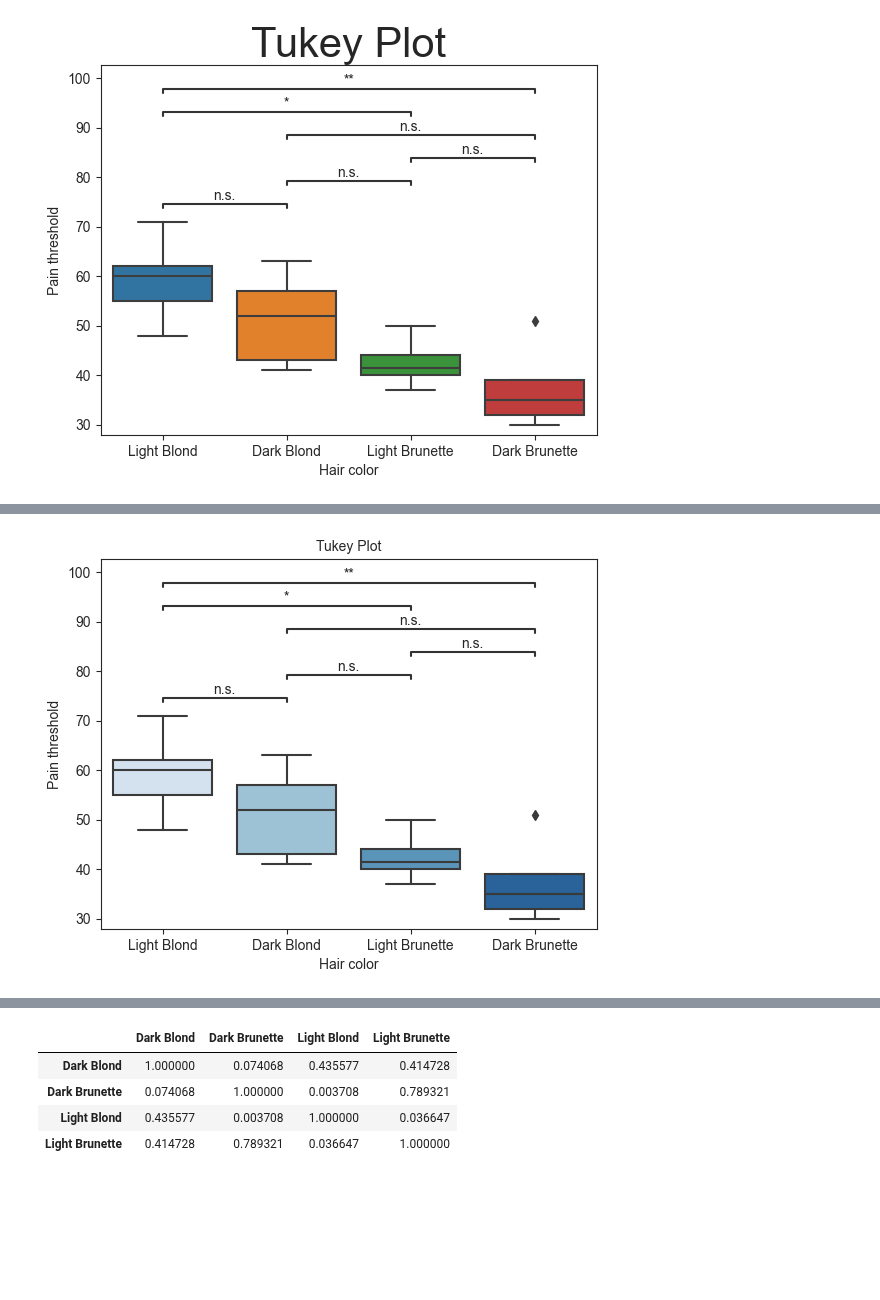
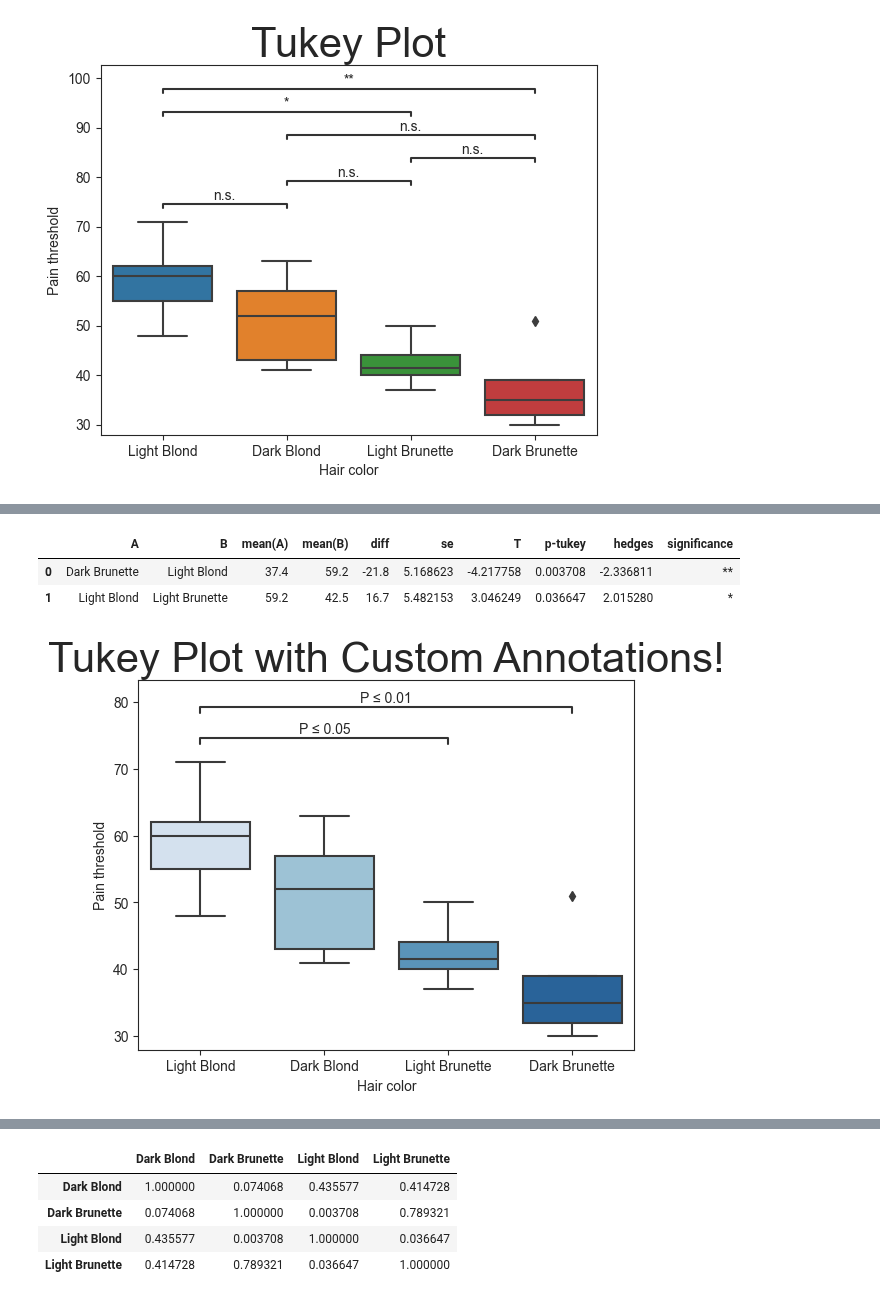
Before and after one commit to tlint101/py50, a Jupyter notebook: tutorials/006_statistics_quickstart.ipynb, the cells around one changed output, grey strips where cells are left out. Drawn from its saved outputs; the diff is of its cells as text; code cells hidden in the pictures; blank space fills up the shorter version.

```diff
--- a/tutorials/006_statistics_quickstart.ipynb
+++ b/tutorials/006_statistics_quickstart.ipynb
@@ -102,5 +130,14 @@ plot.box_plot(working_df, test='tukey', value_col='Pain threshold', group_col='H
 # %%
 # Modify color and title size
-plot.box_plot(working_df, test='tukey', value_col='Pain threshold', group_col='Hair color', title='Tukey Plot', title_size=20, palette='Blues')
+
+pairs=[('Light Blond', 'Dark Brunette'), ('Light Blond', 'Light Brunette')]
+
+# This is optional and will overwrite the significance asterisks associated with the pairs.
+pvalue_order=['P ≤ 0.01', 'P ≤ 0.05']
+
+plot.box_plot(working_df, test='tukey', value_col='Pain threshold', group_col='Hair color', title='Tukey Plot with Custom Annotations!', title_fontsize=30, palette='Blues', pairs=pairs, return_df=True, pvalue_order=pvalue_order)
 # %% [output]
+|  | A | B | mean(A) | mean(B) | diff | se | T | p-tukey | hedges | significance |
+| 0 | Dark Brunette | Light Blond | 37.4 | 59.2 | -21.8 | 5.168623 | -4.217758 | 0.003708 | -2.336811 | ** |
+| 1 | Light Blond | Light Brunette | 59.2 | 42.5 | 16.7 | 5.482153 | 3.046249 | 0.036647 | 2.015280 | * |
-[figure, old version]
+[figure, new version]
```
Also changed, not shown: parts of 29 cells of this notebook, 1 other file.
